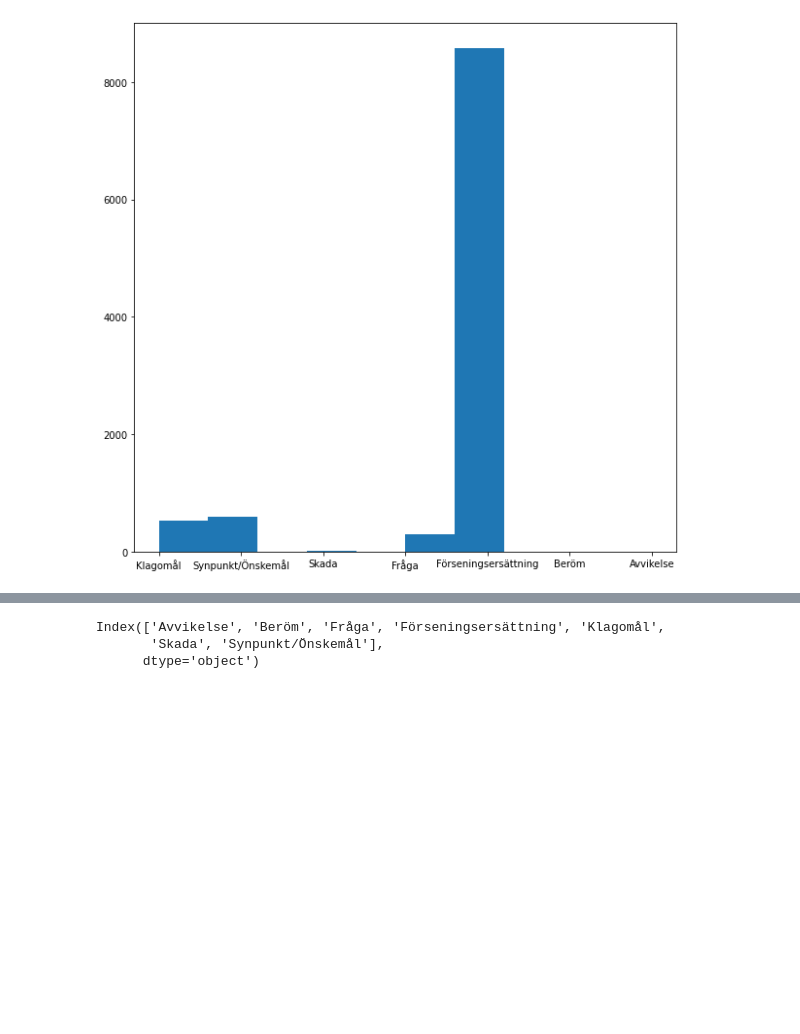
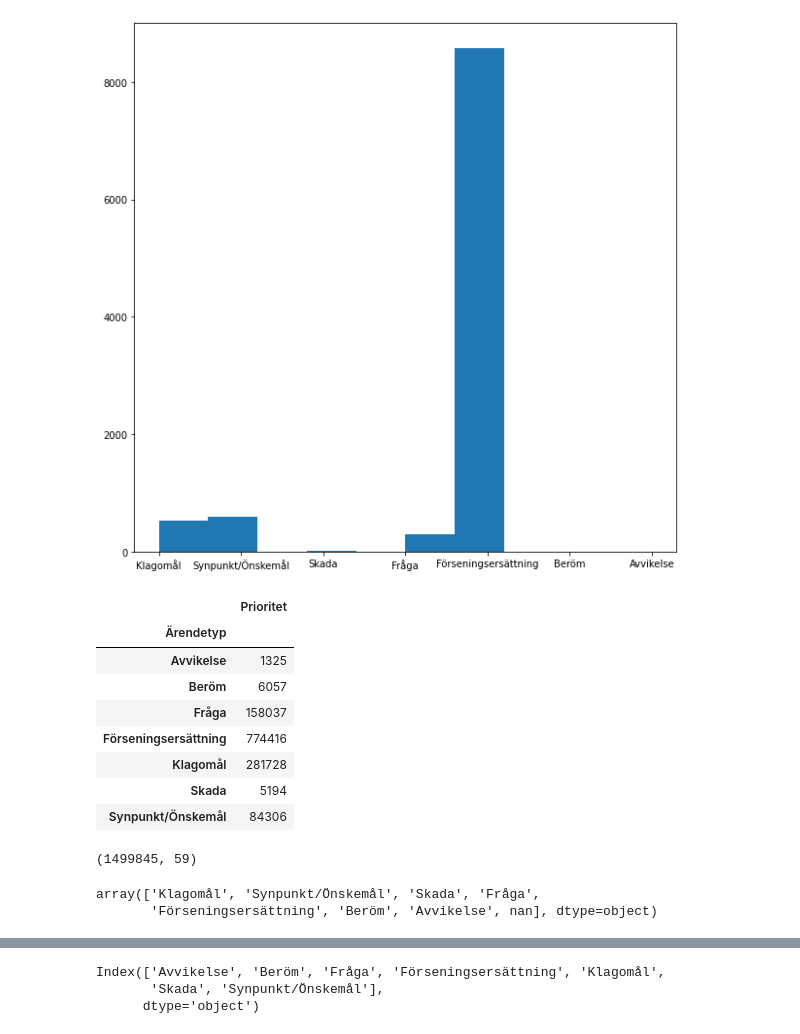
Before and after one commit to cerionXLII/NLP_BERT, a Jupyter notebook: src/Bert.ipynb, the cells around one changed output, grey strips where cells are left out. Saved outputs shown, nothing was run; the diff lists cells and outputs as text; code cells hidden in the pictures; blank space fills up the shorter version.

```diff
--- a/src/Bert.ipynb
+++ b/src/Bert.ipynb
@@ -150,3 +146,20 @@ plt.hist(df['Ärendetyp'])
  array([0. , 0.6, 1.2, 1.8, 2.4, 3. , 3.6, 4.2, 4.8, 5.4, 6. ]),
  <BarContainer object of 10 artists>)
 [figure]
+# %%
+#Make a balanced training set
+df[['Ärendetyp','Prioritet']].groupby(['Ärendetyp']).count()
+# %% [output]
+|  | Prioritet |
+| Ärendetyp |  |
+| Avvikelse | 1325 |
+| Beröm | 6057 |
+| Fråga | 158037 |
+| Förseningsersättning | 774416 |
+| Klagomål | 281728 |
+| Skada | 5194 |
+| Synpunkt/Önskemål | 84306 |
+# %%
+df.shape
+# %% [output]
+(1499845, 59)
@@ -152,0 +168,5 @@ plt.hist(df['Ärendetyp'])
+# %%
+categories
+# %% [output]
+array(['Klagomål', 'Synpunkt/Önskemål', 'Skada', 'Fråga',
+       'Förseningsersättning', 'Beröm', 'Avvikelse', nan], dtype=object)
```
Also changed, not shown: parts of 12 cells of this notebook.
